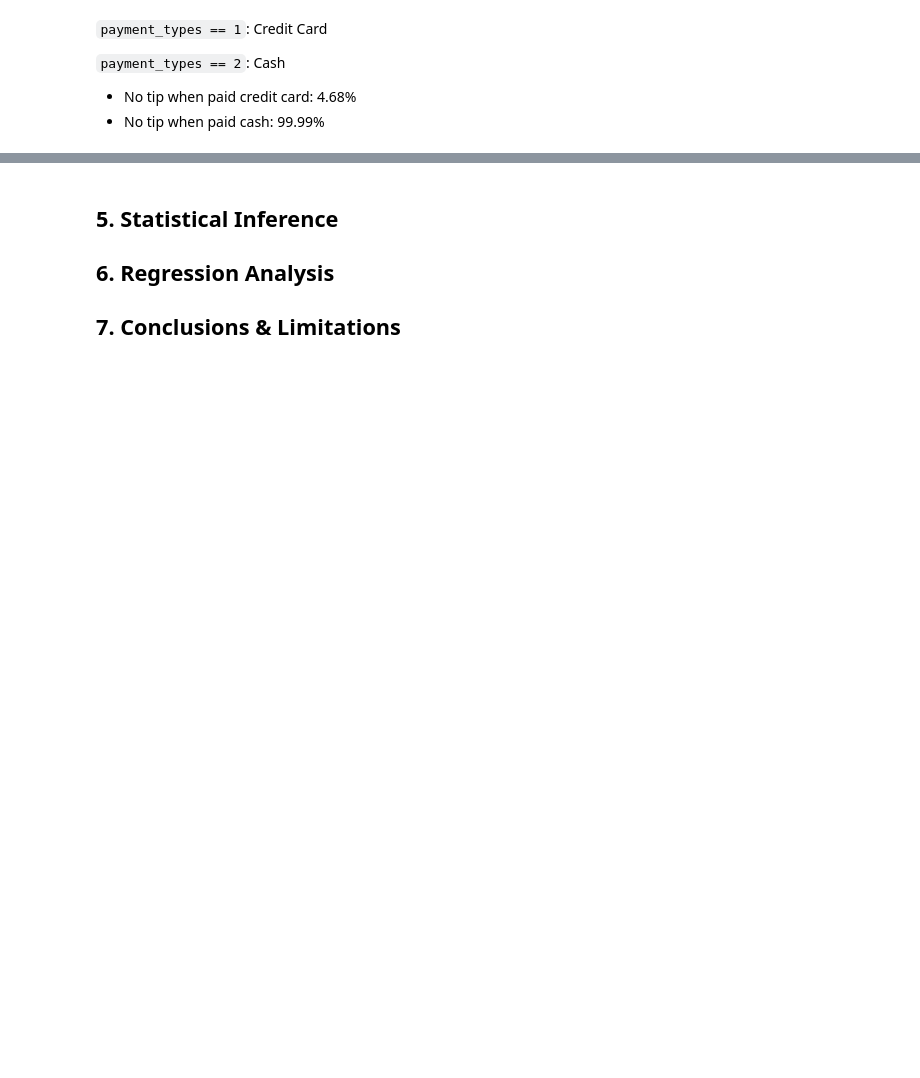
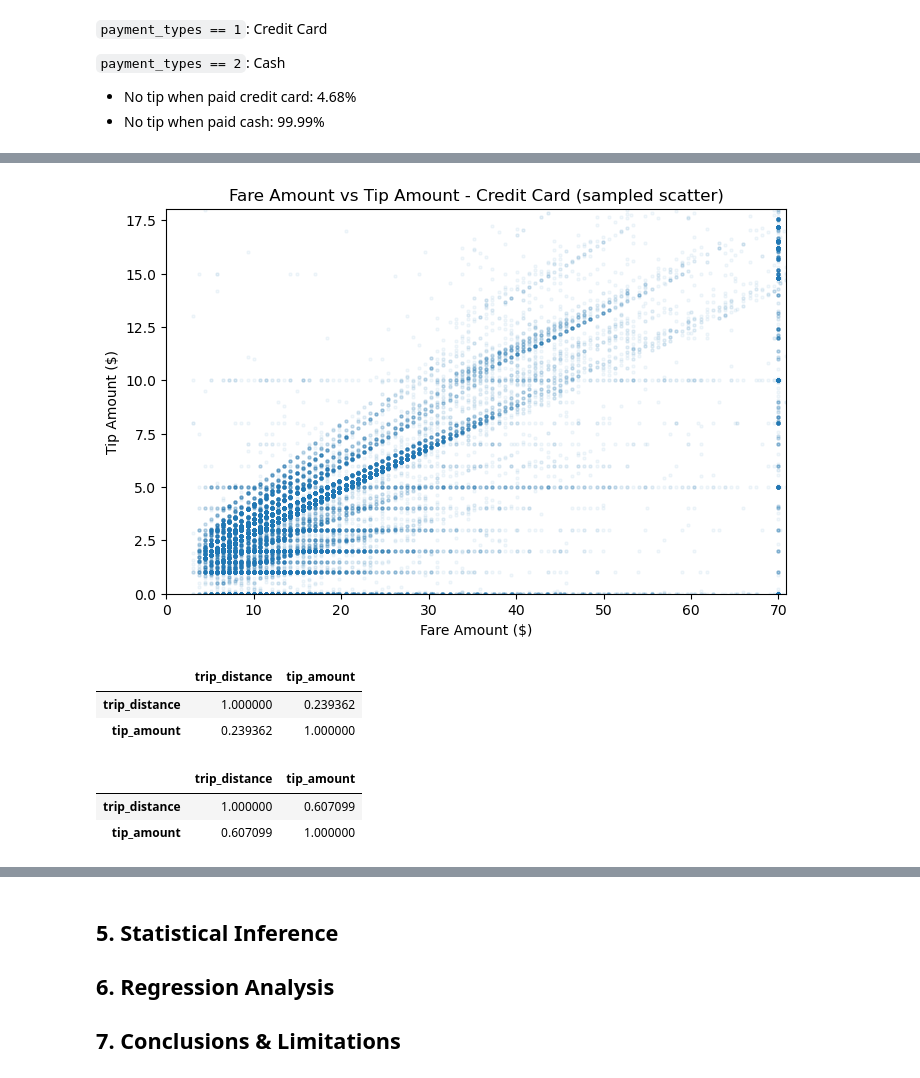
Before and after one commit to inukbaik/nyc-taxi-tipping-analysis, a Jupyter notebook: nyc_taxi_tipping_analysis.ipynb, the cells around one changed output, grey strips where cells are left out. Cells and saved outputs as stored; diff of their text form; code cells hidden in the pictures; blank space fills up the shorter version.

```diff
--- a/nyc_taxi_tipping_analysis.ipynb
+++ b/nyc_taxi_tipping_analysis.ipynb
@@ -498,0 +411,26 @@ However, because bin counts were not incorporated here, the stability of the mea
+# %%
+x_max = df_card["fare_amount"].quantile(0.99)
+y_max = df_card["tip_amount"].quantile(0.99)
+
+plt.figure(figsize=(8,5))
+plt.scatter(df_plot["fare_amount"], df_plot["tip_amount"], alpha=0.05, s=5)
+plt.xlim(0, x_max)
+plt.ylim(0, y_max)
+plt.xlabel("Fare Amount ($)")
+plt.ylabel("Tip Amount ($)")
+plt.title("Fare Amount vs Tip Amount - Credit Card (sampled scatter)")
+plt.show()
+# %% [output]
+[figure, added]
+# %%
+df_card[["trip_distance","tip_amount"]].corr()
+# %% [output]
+|  | trip_distance | tip_amount |
+| trip_distance | 1.000000 | 0.239362 |
+| tip_amount | 0.239362 | 1.000000 |
+# %%
+df_card[["trip_distance","tip_amount"]].corr(method="spearman")
+# %% [output]
+|  | trip_distance | tip_amount |
+| trip_distance | 1.000000 | 0.607099 |
+| tip_amount | 0.607099 | 1.000000 |
```
Also changed, not shown: parts of 36 cells of this notebook.
